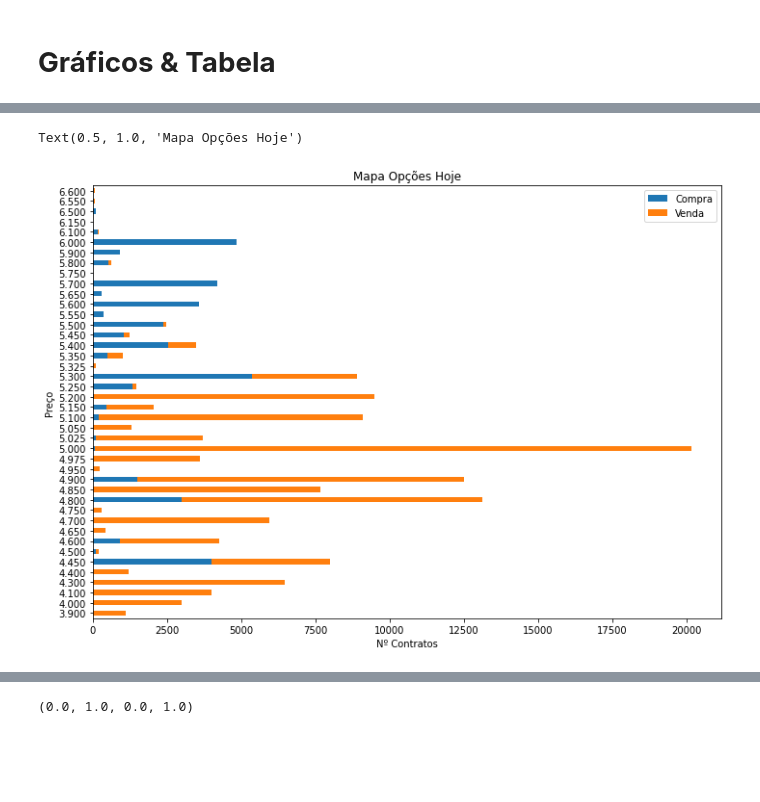
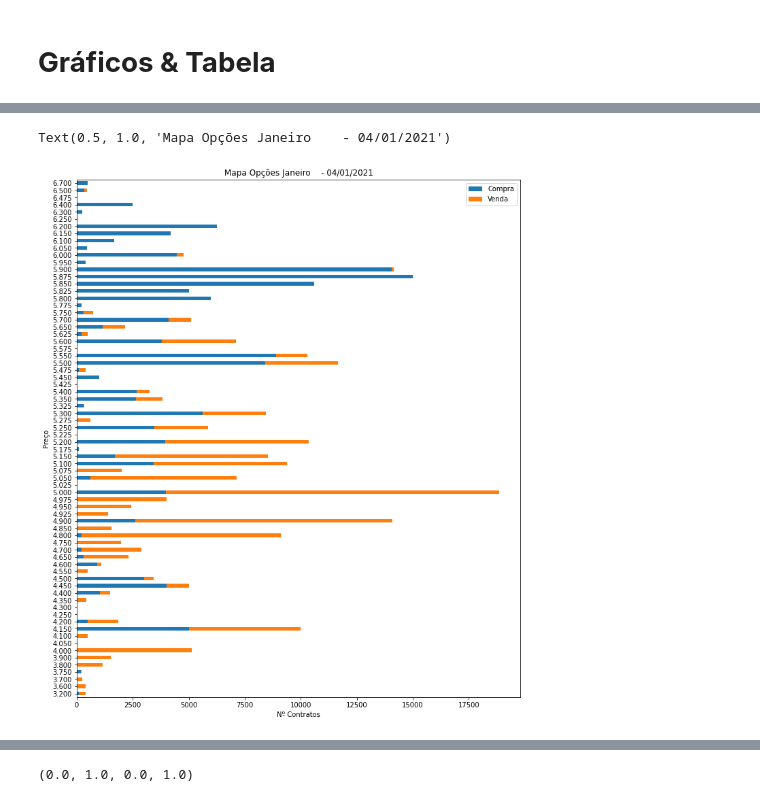
Before and after one commit to lwbaleeiro/vencimentos-contratos-b3, a Jupyter notebook: Vencimentos_de_contrato.ipynb, the cells around one changed output, grey strips where cells are left out. Saved outputs shown, nothing was run; the diff lists cells and outputs as text; code cells hidden in the pictures; blank space fills up the shorter version.

Commit message:
Vencimentos de contrato de dólar

```diff
--- a/Vencimentos_de_contrato.ipynb
+++ b/Vencimentos_de_contrato.ipynb
@@ -205,21 +185,22 @@ dfVencimentoHoje = dfVencimentoHoje.rename(columns = {'Num. Contratos_x' : 'Opç
 # %%
-qtd_compra = dfVencimentoHoje['Opções compra']
-qtd_venda = dfVencimentoHoje['Opções venda']
-preco = dfVencimentoHoje['Preço']
+qtd_compra = dfProximoVencimento['Opções compra']
+qtd_venda = dfProximoVencimento['Opções venda']
+preco = dfProximoVencimento['Preço']
 
 qtd_compra = list(map(int,qtd_compra.tolist()))
 qtd_venda = list(map(int,qtd_venda.tolist()))
+
 preco = list(map(str,preco.tolist()))
 width = 0.35
 
-dfMapa = pd.DataFrame({'Compra': qtd_compra, 'Venda': qtd_venda}, index=preco)
-dfMapa = dfMapa[(dfMapa.T != 0).any()]
+dfMapa2 = pd.DataFrame({'Compra': qtd_compra,'Venda': qtd_venda}, index=preco)
+dfMapa2 = dfMapa2[(dfMapa2.T != 0).any()]
 
-axMapa = dfMapa.plot.barh(figsize=(11.69,8.27), stacked=True)
-axMapa.invert_yaxis()
-axMapa.set_ylabel('Preço')
-axMapa.set_xlabel('Nº Contratos')
-axMapa.set_title('Mapa Opções Hoje')
+axMapa2 = dfMapa2.plot.barh(figsize=(11.69, 14), stacked=True)
+axMapa2.invert_yaxis()
+axMapa2.set_ylabel('Preço')
+axMapa2.set_xlabel('Nº Contratos')
+axMapa2.set_title('Mapa Opções ' + vencimentoTabela1.lower().capitalize())
 # %% [output]
-Text(0.5, 1.0, 'Mapa Opções Hoje')
+Text(0.5, 1.0, 'Mapa Opções Janeiro    - 04/01/2021')
-[figure, old version]
+[figure, new version]
```
Also changed, not shown: parts of 14 cells of this notebook.
